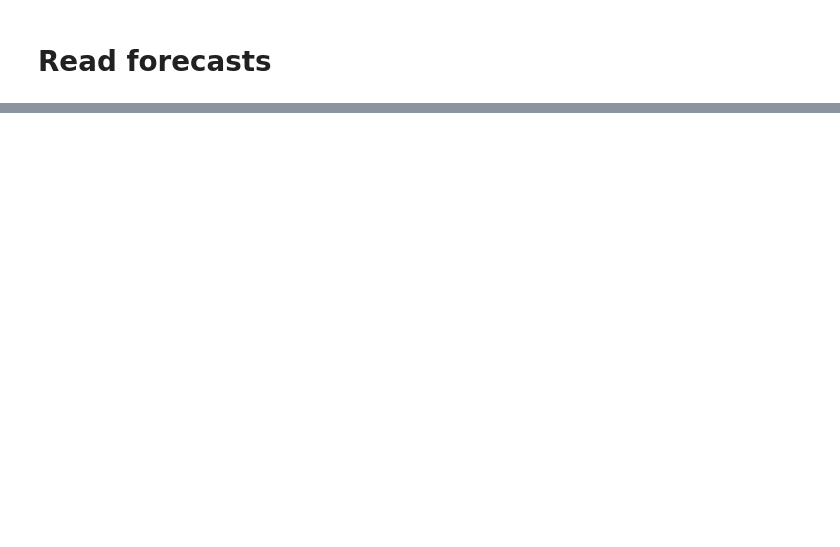
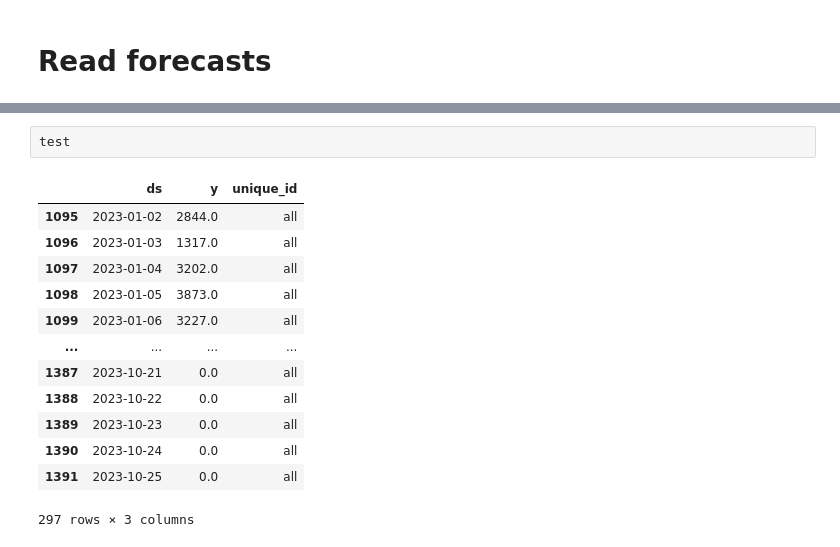
Before and after one commit to anamabo/medium-blogs, a Jupyter notebook: timecopilot/notebooks/forecast_dataset2.ipynb, the cells around one changed output, grey strips where cells are left out. Cells and saved outputs as stored; diff of their text form; blank space fills up the shorter version.

```diff
--- a/timecopilot/notebooks/forecast_dataset2.ipynb
+++ b/timecopilot/notebooks/forecast_dataset2.ipynb
@@ -103,0 +137,16 @@ all_data
+# %%
+test
+# %% [output]
+|  | ds | y | unique_id |
+| 1095 | 2023-01-02 | 2844.0 | all |
+| 1096 | 2023-01-03 | 1317.0 | all |
+| 1097 | 2023-01-04 | 3202.0 | all |
+| 1098 | 2023-01-05 | 3873.0 | all |
+| 1099 | 2023-01-06 | 3227.0 | all |
+| ... | ... | ... | ... |
+| 1387 | 2023-10-21 | 0.0 | all |
+| 1388 | 2023-10-22 | 0.0 | all |
+| 1389 | 2023-10-23 | 0.0 | all |
+| 1390 | 2023-10-24 | 0.0 | all |
+| 1391 | 2023-10-25 | 0.0 | all |
+297 rows × 3 columns
```
Also changed, not shown: parts of 5 cells of this notebook, 15 other files.
